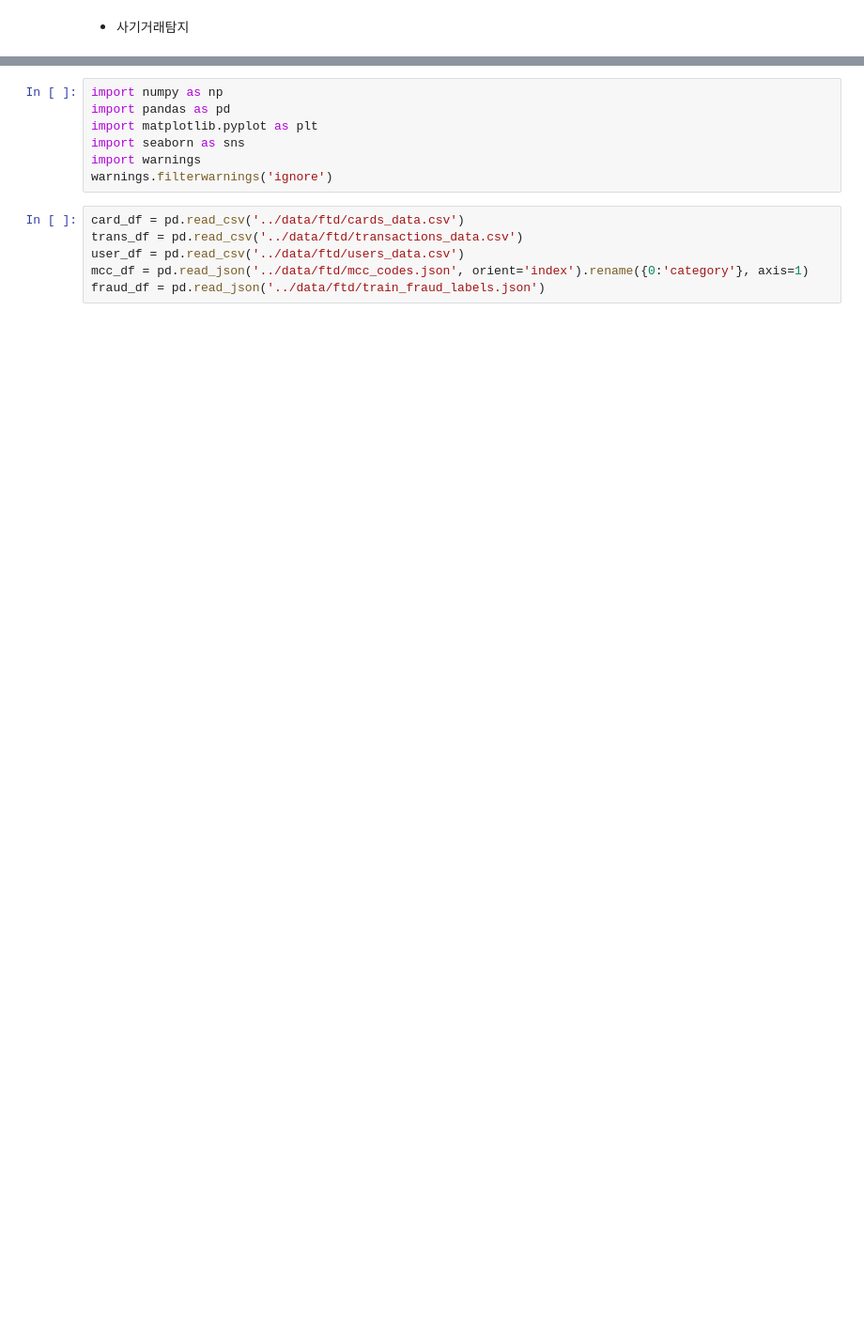
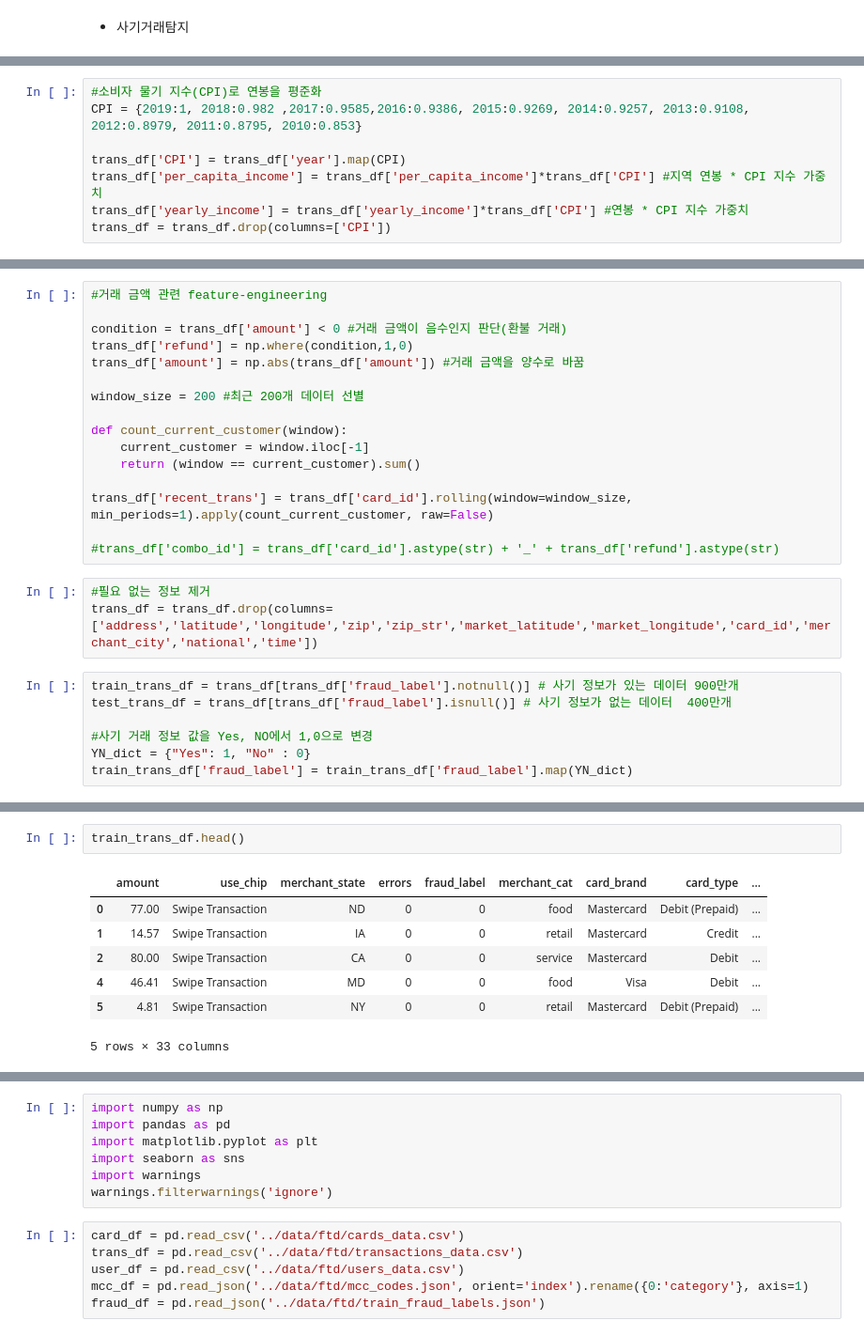
Before and after one commit to CYJ1226/-DS5-DATAThon, a Jupyter notebook: FraudDetection.ipynb, the cells around one changed output, grey strips where cells are left out. Shown at 94% size. Cells and saved outputs as stored; diff of their text form; blank space fills up the shorter version.

```diff
--- a/FraudDetection.ipynb
+++ b/FraudDetection.ipynb
@@ -2,0 +292,8 @@
+# %%
+#소비자 물기 지수(CPI)로 연봉을 평준화
+CPI = {2019:1, 2018:0.982 ,2017:0.9585,2016:0.9386, 2015:0.9269, 2014:0.9257, 2013:0.9108, 2012:0.8979, 2011:0.8795, 2010:0.853}
+
+trans_df['CPI'] = trans_df['year'].map(CPI)
+trans_df['per_capita_income'] = trans_df['per_capita_income']*trans_df['CPI'] #지역 연봉 * CPI 지수 가중치
+trans_df['yearly_income'] = trans_df['yearly_income']*trans_df['CPI'] #연봉 * CPI 지수 가중치
+trans_df = trans_df.drop(columns=['CPI'])
@@ -2,0 +358,26 @@
+# %%
+#거래 금액 관련 feature-engineering
+
+condition = trans_df['amount'] < 0 #거래 금액이 음수인지 판단(환불 거래)
+trans_df['refund'] = np.where(condition,1,0)
+trans_df['amount'] = np.abs(trans_df['amount']) #거래 금액을 양수로 바꿈
+
+window_size = 200 #최근 200개 데이터 선별
+
+def count_current_customer(window):
+    current_customer = window.iloc[-1]
+    return (window == current_customer).sum()
+
+trans_df['recent_trans'] = trans_df['card_id'].rolling(window=window_size, min_periods=1).apply(count_current_customer, raw=False)
+
+#trans_df['combo_id'] = trans_df['card_id'].astype(str) + '_' + trans_df['refund'].astype(str)
+# %%
+#필요 없는 정보 제거
+trans_df = trans_df.drop(columns=['address','latitude','longitude','zip','zip_str','market_latitude','market_longitude','card_id','merchant_city','national','time'])
+# %%
+train_trans_df = trans_df[trans_df['fraud_label'].notnull()] # 사기 정보가 있는 데이터 900만개
+test_trans_df = trans_df[trans_df['fraud_label'].isnull()] # 사기 정보가 없는 데이터  400만개
+
+#사기 거래 정보 값을 Yes, NO에서 1,0으로 변경
+YN_dict = {"Yes": 1, "No" : 0}
+train_trans_df['fraud_label'] = train_trans_df['fraud_label'].map(YN_dict)
@@ -2,0 +445,10 @@
+# %%
+train_trans_df.head()
+# %% [output]
+|  | amount | use_chip | merchant_state | errors | fraud_label | merchant_cat | card_brand | card_type | ... |
+| 0 | 77.00 | Swipe Transaction | ND | 0 | 0 | food | Mastercard | Debit (Prepaid) | ... |
+| 1 | 14.57 | Swipe Transaction | IA | 0 | 0 | retail | Mastercard | Credit | ... |
+| 2 | 80.00 | Swipe Transaction | CA | 0 | 0 | service | Mastercard | Debit | ... |
+| 4 | 46.41 | Swipe Transaction | MD | 0 | 0 | food | Visa | Debit | ... |
+| 5 | 4.81 | Swipe Transaction | NY | 0 | 0 | retail | Mastercard | Debit (Prepaid) | ... |
+5 rows × 33 columns
```
Also changed, not shown: parts of 112 cells of this notebook.
